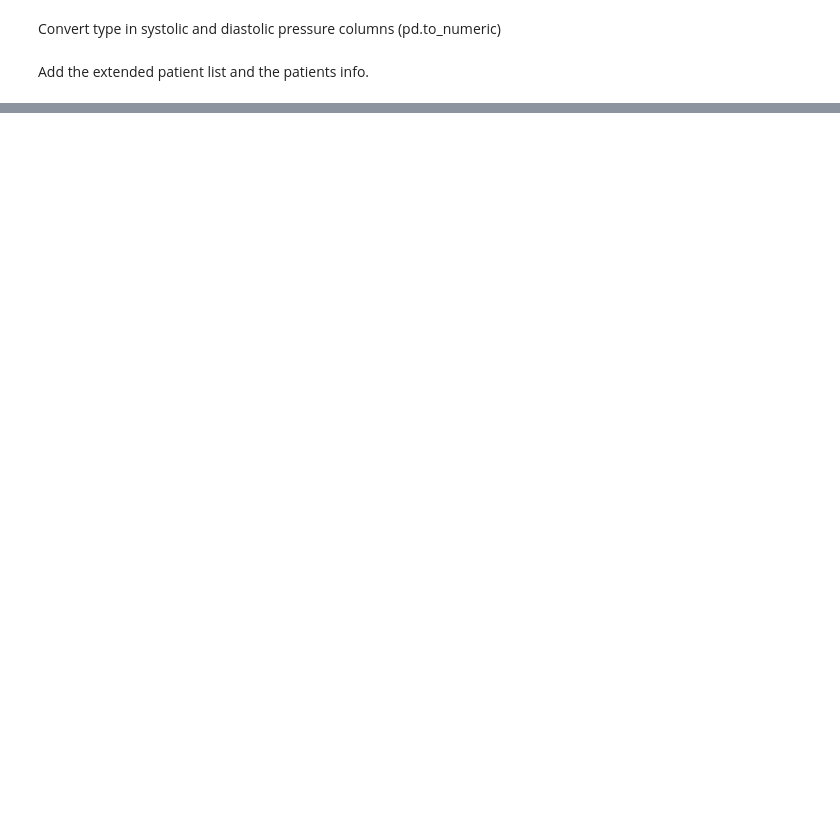
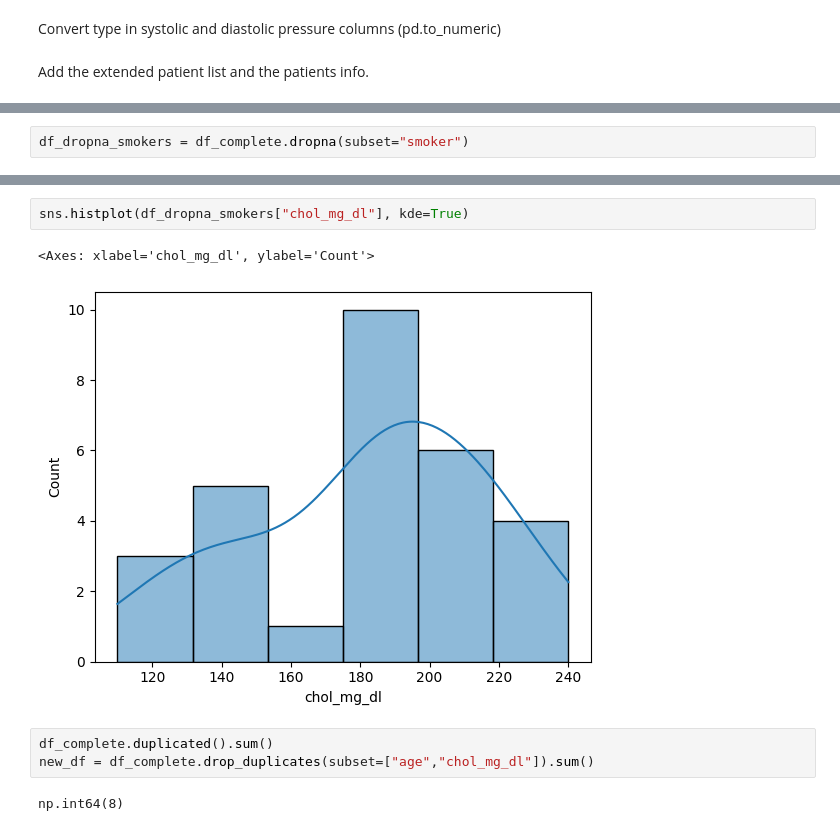
Before and after one commit to schoergj/DSA103, a Jupyter notebook: LifeScienceData/lecture16/data_wrangling.ipynb, the cells around one changed output, grey strips where cells are left out. Cells and saved outputs as stored; diff of their text form; blank space fills up the shorter version.

```diff
--- a/LifeScienceData/lecture16/data_wrangling.ipynb
+++ b/LifeScienceData/lecture16/data_wrangling.ipynb
@@ -58,0 +263,2 @@ Add the extended patient list and the patients info.
+# %%
+df_dropna_smokers = df_complete.dropna(subset="smoker")
@@ -58,0 +290,10 @@ Add the extended patient list and the patients info.
+# %%
+sns.histplot(df_dropna_smokers["chol_mg_dl"], kde=True)
+# %% [output]
+<Axes: xlabel='chol_mg_dl', ylabel='Count'>
+[figure, added]
+# %%
+df_complete.duplicated().sum()
+new_df = df_complete.drop_duplicates(subset=["age","chol_mg_dl"]).sum()
+# %% [output]
+np.int64(8)
```
Also changed, not shown: parts of 21 cells of this notebook, 2 other files.
